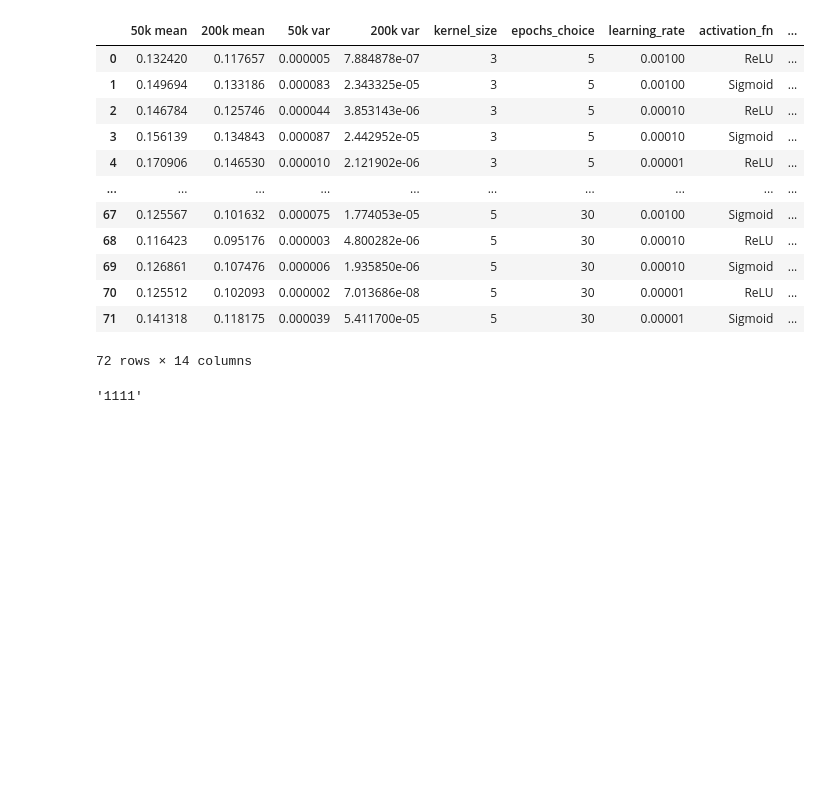
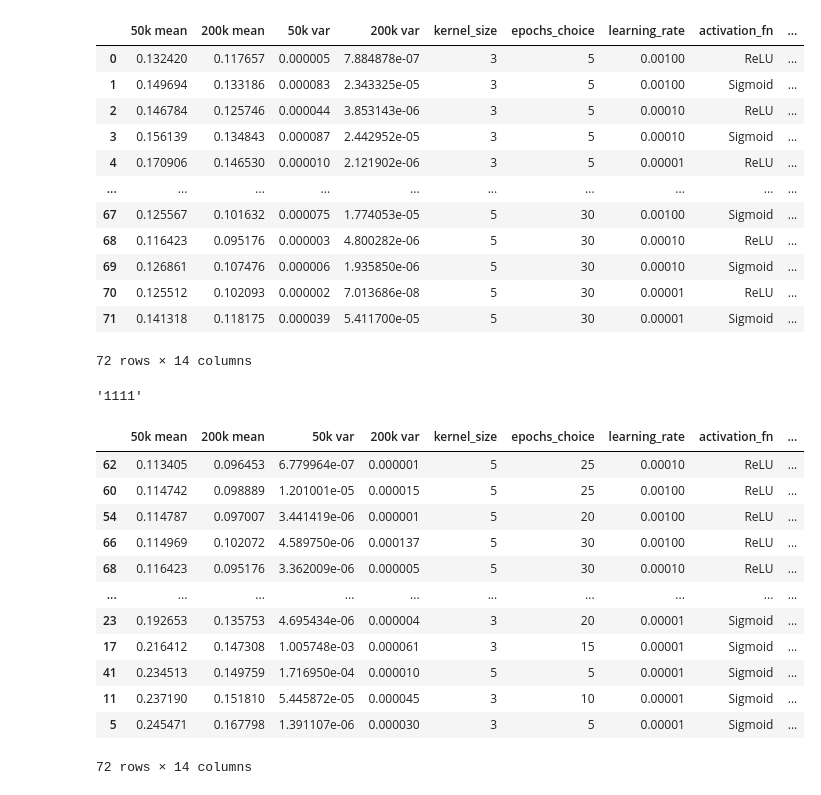
Before and after one commit to lichang0824/CNN, a Jupyter notebook: DOE Analysis/OA.ipynb, the cells around one changed output. Drawn from its saved outputs; the diff is of its cells as text; code cells hidden in the pictures; blank space fills up the shorter version.

```diff
--- a/DOE Analysis/OA.ipynb
+++ b/DOE Analysis/OA.ipynb
@@ -59,0 +66,16 @@ merged.to_csv('merged.csv', index = False)
+# %%
+comparison.sort_values(by = '50k mean', inplace = False)
+# %% [output]
+|  | 50k mean | 200k mean | 50k var | 200k var | kernel_size | epochs_choice | learning_rate | activation_fn | ... |
+| 62 | 0.113405 | 0.096453 | 6.779964e-07 | 0.000001 | 5 | 25 | 0.00010 | ReLU | ... |
+| 60 | 0.114742 | 0.098889 | 1.201001e-05 | 0.000015 | 5 | 25 | 0.00100 | ReLU | ... |
+| 54 | 0.114787 | 0.097007 | 3.441419e-06 | 0.000001 | 5 | 20 | 0.00100 | ReLU | ... |
+| 66 | 0.114969 | 0.102072 | 4.589750e-06 | 0.000137 | 5 | 30 | 0.00100 | ReLU | ... |
+| 68 | 0.116423 | 0.095176 | 3.362009e-06 | 0.000005 | 5 | 30 | 0.00010 | ReLU | ... |
+| ... | ... | ... | ... | ... | ... | ... | ... | ... | ... |
+| 23 | 0.192653 | 0.135753 | 4.695434e-06 | 0.000004 | 3 | 20 | 0.00001 | Sigmoid | ... |
+| 17 | 0.216412 | 0.147308 | 1.005748e-03 | 0.000061 | 3 | 15 | 0.00001 | Sigmoid | ... |
+| 41 | 0.234513 | 0.149759 | 1.716950e-04 | 0.000010 | 5 | 5 | 0.00001 | Sigmoid | ... |
+| 11 | 0.237190 | 0.151810 | 5.445872e-05 | 0.000045 | 3 | 10 | 0.00001 | Sigmoid | ... |
+| 5 | 0.245471 | 0.167798 | 1.391107e-06 | 0.000030 | 3 | 5 | 0.00001 | Sigmoid | ... |
+72 rows × 14 columns
```
Also changed, not shown: parts of 8 cells of this notebook, 2 other files.
